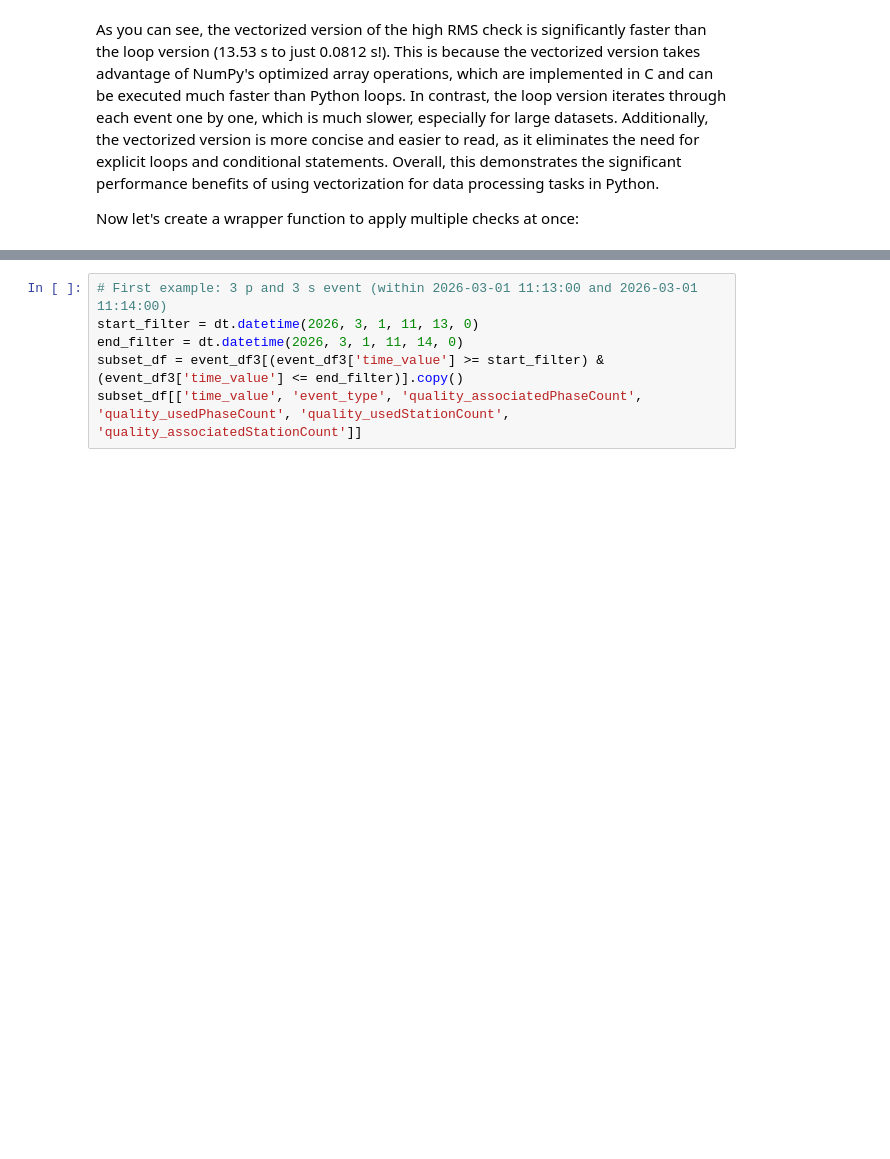
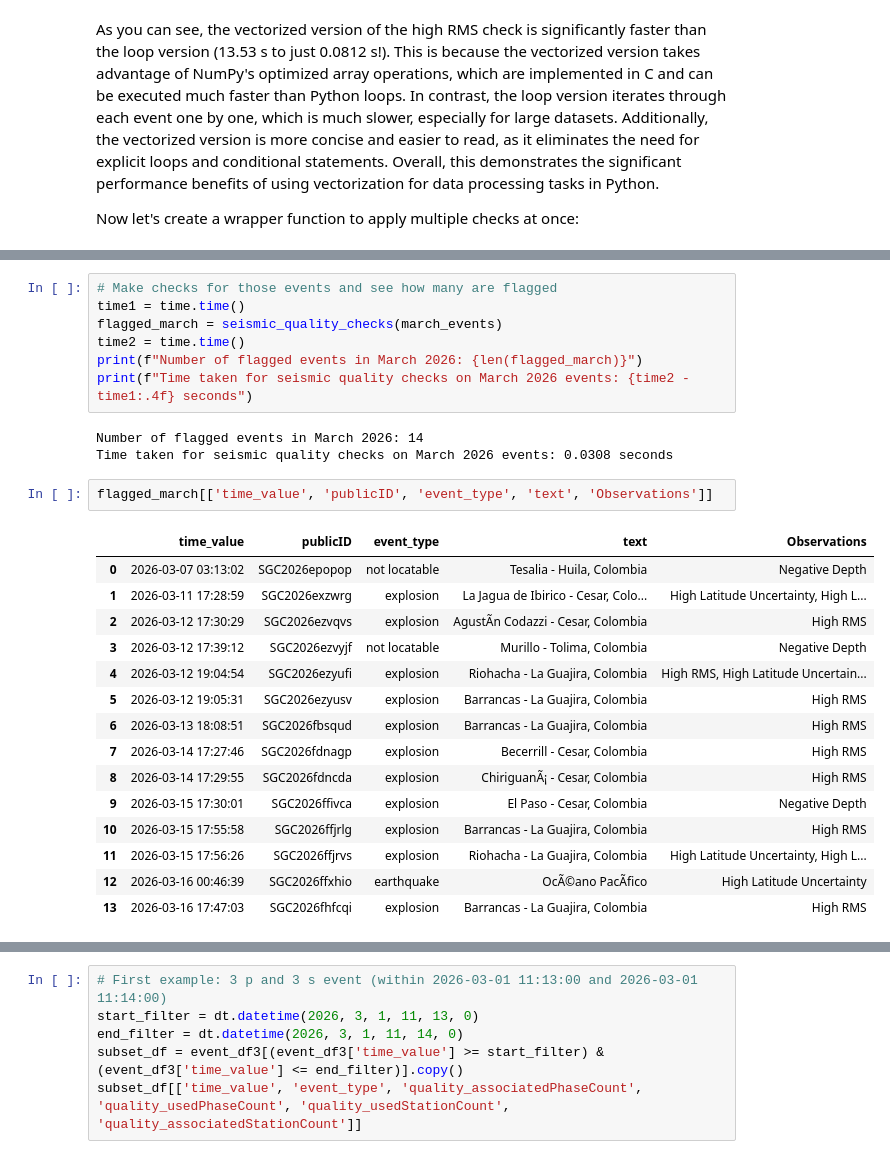
Before and after one commit to KenethGarcia/Revision_Sismicidad_SGC, a Jupyter notebook: notebooks/Vectorization_vs_Parallelization.ipynb, the cells around one changed output, grey strips where cells are left out. Saved outputs shown, nothing was run; the diff lists cells and outputs as text; blank space fills up the shorter version.

```diff
--- a/notebooks/Vectorization_vs_Parallelization.ipynb
+++ b/notebooks/Vectorization_vs_Parallelization.ipynb
@@ -283,0 +404,28 @@ The challenge here is that query the number of p and s phases associated to each
+# %%
+# Make checks for those events and see how many are flagged
+time1 = time.time()
+flagged_march = seismic_quality_checks(march_events)
+time2 = time.time()
+print(f"Number of flagged events in March 2026: {len(flagged_march)}")
+print(f"Time taken for seismic quality checks on March 2026 events: {time2 - time1:.4f} seconds")
+# %% [output]
+Number of flagged events in March 2026: 14
+Time taken for seismic quality checks on March 2026 events: 0.0308 seconds
+# %%
+flagged_march[['time_value', 'publicID', 'event_type', 'text', 'Observations']]
+# %% [output]
+|  | time_value | publicID | event_type | text | Observations |
+| 0 | 2026-03-07 03:13:02 | SGC2026epopop | not locatable | Tesalia - Huila, Colombia | Negative Depth |
+| 1 | 2026-03-11 17:28:59 | SGC2026exzwrg | explosion | La Jagua de Ibirico - Cesar, Colo... | High Latitude Uncertainty, High L... |
+| 2 | 2026-03-12 17:30:29 | SGC2026ezvqvs | explosion | AgustÃ­n Codazzi - Cesar, Colombia | High RMS |
+| 3 | 2026-03-12 17:39:12 | SGC2026ezvyjf | not locatable | Murillo - Tolima, Colombia | Negative Depth |
+| 4 | 2026-03-12 19:04:54 | SGC2026ezyufi | explosion | Riohacha - La Guajira, Colombia | High RMS, High Latitude Uncertain... |
+| 5 | 2026-03-12 19:05:31 | SGC2026ezyusv | explosion | Barrancas - La Guajira, Colombia | High RMS |
+| 6 | 2026-03-13 18:08:51 | SGC2026fbsqud | explosion | Barrancas - La Guajira, Colombia | High RMS |
+| 7 | 2026-03-14 17:27:46 | SGC2026fdnagp | explosion | Becerrill - Cesar, Colombia | High RMS |
+| 8 | 2026-03-14 17:29:55 | SGC2026fdncda | explosion | ChiriguanÃ¡ - Cesar, Colombia | High RMS |
+| 9 | 2026-03-15 17:30:01 | SGC2026ffivca | explosion | El Paso - Cesar, Colombia | Negative Depth |
+| 10 | 2026-03-15 17:55:58 | SGC2026ffjrlg | explosion | Barrancas - La Guajira, Colombia | High RMS |
+| 11 | 2026-03-15 17:56:26 | SGC2026ffjrvs | explosion | Riohacha - La Guajira, Colombia | High Latitude Uncertainty, High L... |
+| 12 | 2026-03-16 00:46:39 | SGC2026ffxhio | earthquake | OcÃ©ano PacÃ­fico | High Latitude Uncertainty |
+| 13 | 2026-03-16 17:47:03 | SGC2026fhfcqi | explosion | Barrancas - La Guajira, Colombia | High RMS |
```
Also changed, not shown: parts of 15 cells of this notebook, 2 other files.
